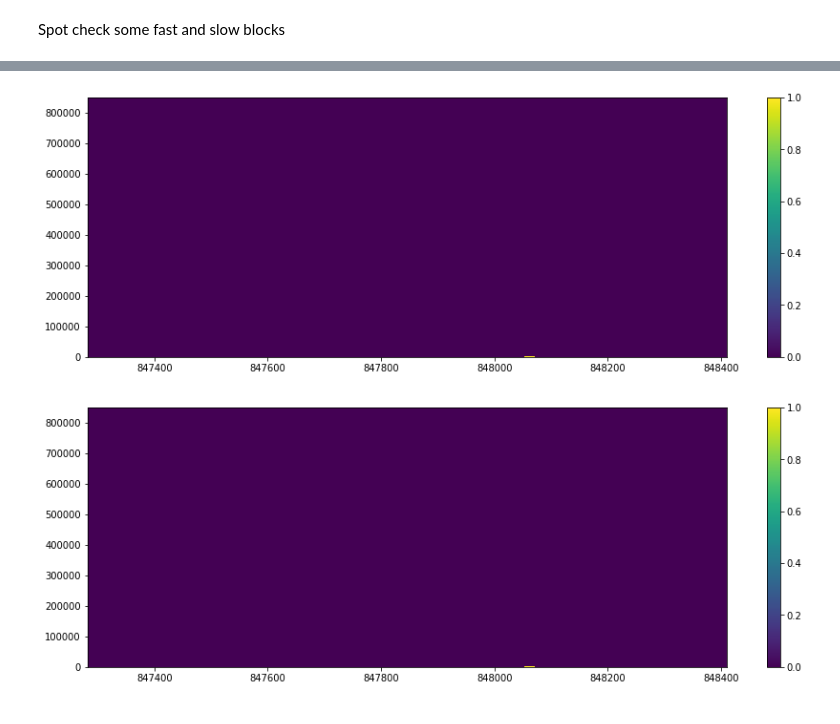
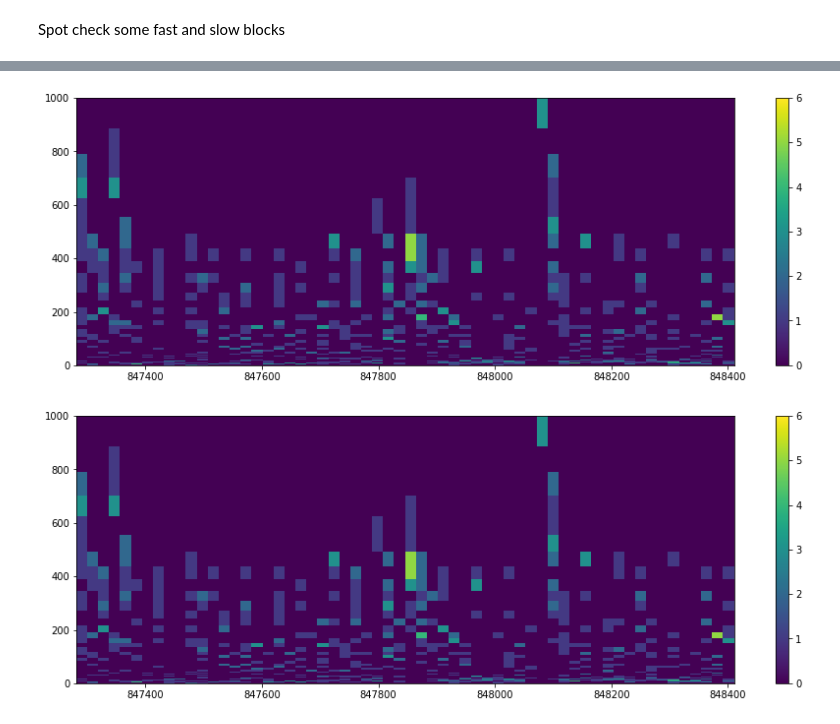
Before and after one commit to Mitchellpkt/observatory_data_analysis, a Jupyter notebook: global_data/multi_node_analysis.ipynb, the cells around one changed output, grey strips where cells are left out. Drawn from its saved outputs; the diff is of its cells as text; code cells hidden in the pictures.

Commit message:
Heatmap, rearrange
Rearranged

```diff
--- a/global_data/multi_node_analysis.ipynb
+++ b/global_data/multi_node_analysis.ipynb
@@ -207,41 +247,3 @@ global_df.sort_values(by='global_prop_time').tail()
 | 00000000010c8bf4ad56a3aa02b46acb7... | 1.590757e+09 | 1.590757e+09 | 16.307 | 1.590757e+09 | 1.590759e+09 | 2798.421 | 1.590757e+09 | ... |
 | 00000000025b45c144ea5ff636eb2fb16... | 1.590756e+09 | 1.590756e+09 | 13.772 | 1.590756e+09 | 1.590759e+09 | 3008.781 | 1.590756e+09 | ... |
 | 000000000023f66bddc3710f0be6b0ec8... | 1.590756e+09 | 1.590756e+09 | 422.472 | 1.590756e+09 | 1.590759e+09 | 3495.512 | 1.590756e+09 | ... |
-# %%
-def Heatmap(x, y, LinBins = (60,60), LogBins = (60,60), title = '', xlabel = '', ylabel = '', yscale = 'linear', xscale = 'linear', onlyplot = '', vmax = 'auto', vmin = 0, clabel='', ymax = 'auto'):
-    # import numpy as np
-    # import matplotlib.pyplot as plt
-    # MPKT 2019.06
-
-    # Note that this function cannot handle NaNs at the moment
-
-    if ymax == 'auto':
-        ymax_val = np.log10(int(np.max(x)))
-    else:
-        ymax_val = ymax
-
-    # Log plot
-    if not onlyplot == 'linear':
-        fig = plt.figure(figsize=(15,5), facecolor='white')
-        if len(LogBins) == 2:
-            yedges = np.logspace(np.log10(1),ymax_val, LogBins[1])
-        H, xedges, yedges = np.histogram2d(list(x),list(y), bins=(LogBins[1],yedges))
-
-        # H needs to be rotated and flipped
-        H = np.rot90(H)
-        H = np.flipud(H)
-
-        if vmax == 'auto':
-            vmax = np.max(H)
-        # Plot 2D histogram using pcolor
-        plt.pcolormesh(xedges,yedges,H,vmax=vmax, vmin=vmin)
-        cbar = plt.colorbar()
-        cbar.ax.set_ylabel(clabel)
-        plt.xlabel(xlabel)
-        plt.ylabel(ylabel)
-        plt.title(title)
-        plt.xscale(xscale)
-        plt.yscale(yscale)
-        plt.show()
-
-        return fig
@@ -248,7 +262,5 @@ def Heatmap(x, y, LinBins = (60,60), LogBins = (60,60), title = '', xlabel = '',
 # %%
-global_df_clean = global_df.dropna()
-#global_df_clean = global_df_clean[global_df_clean['global_prop_time']<1000]
-Heatmap(x=global_df_clean['Height'], y=global_df_clean['global_prop_time'], vmax = 1)
+Heatmap(x=global_df_clean['Height'], y=global_df_clean['global_prop_time'], ymax=1000)
 # %% [output]
-[figure, old version]
+[figure, new version]
-[figure, old version]
+[figure, new version]
```
Also changed, not shown: parts of 5 cells of this notebook.
